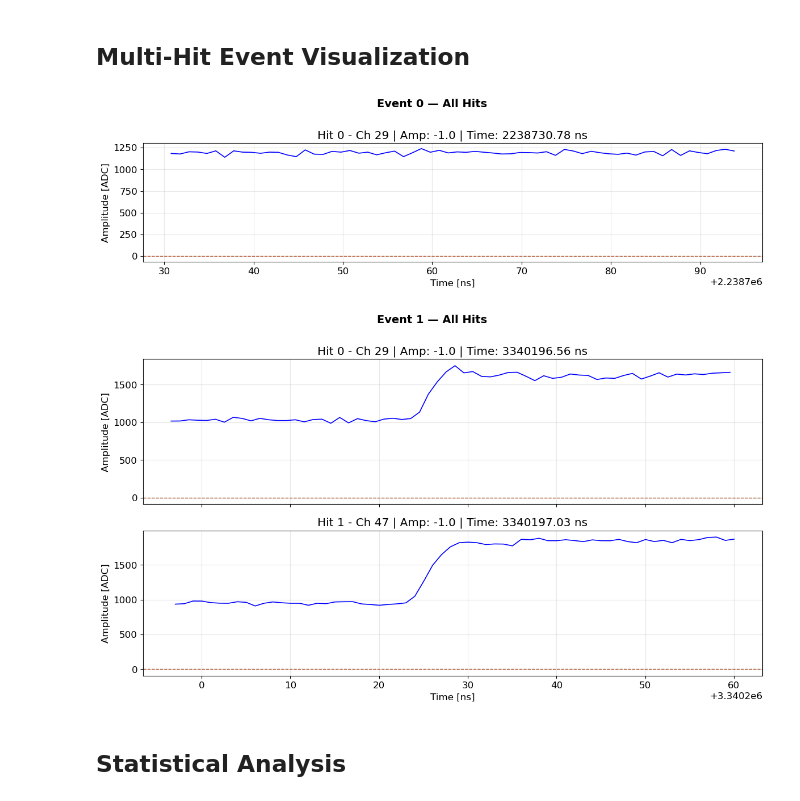
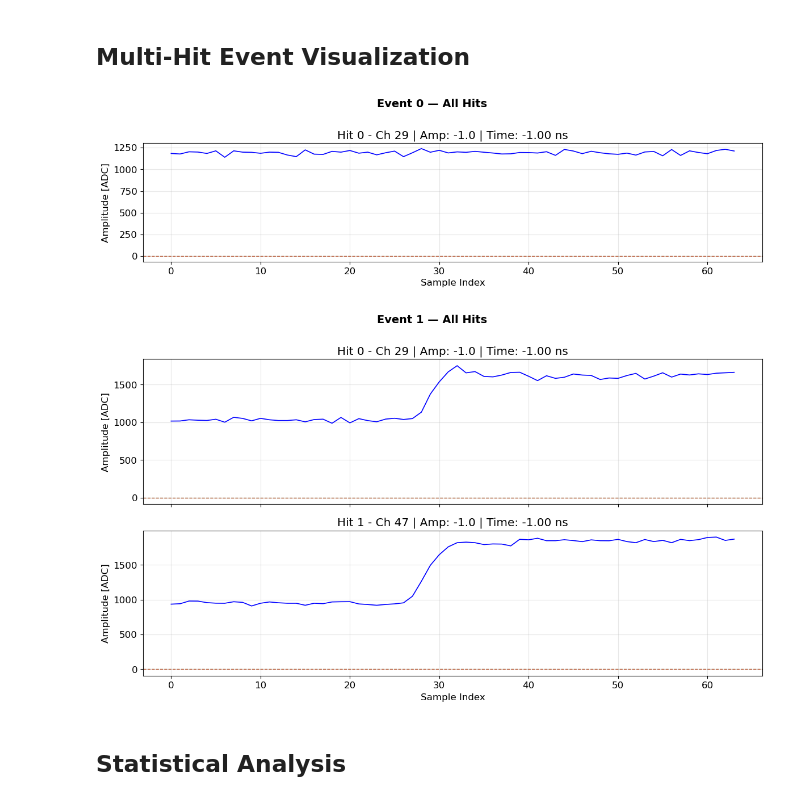
Before and after one commit to jaca230/midas_file_unpacker_app, a Jupyter notebook: notebooks/SAMPIC/plot_sampic_waveforms.ipynb, the cells around one changed output. Cells and saved outputs as stored; diff of their text form; code cells hidden in the pictures.

```diff
--- a/notebooks/SAMPIC/plot_sampic_waveforms.ipynb
+++ b/notebooks/SAMPIC/plot_sampic_waveforms.ipynb
@@ -173,8 +171,8 @@ if len(tree.sampic_event.hits) > 0:
 # %% [markdown]
 ## Multi-Hit Event Visualization
 # %%
-def plot_event_waveforms(event_idx, max_hits=400, sample_period_ns=1.0):
-    """Plot multiple waveforms from a single event, using first cell timestamp as the ns reference."""
+def plot_event_waveforms(event_idx, max_hits=400):
+    """Plot multiple waveforms from a single event (x-axis = sample index)."""
     tree.GetEntry(event_idx)
     event = tree.sampic_event
     num_hits = min(len(event.hits), max_hits)
@@ -185,46 +183,41 @@ def plot_event_waveforms(event_idx, max_hits=400, sample_period_ns=1.0):
 
     fig, axes = plt.subplots(num_hits, 1, figsize=(12, 3.5*num_hits), sharex=True)
     if num_hits == 1:
         axes = [axes]
 
     for i in range(num_hits):
         hit = event.hits[i]
-        wf = hit.corrected_waveform
-        if not wf:
+        wf = np.array(hit.corrected_waveform, dtype=np.float32)
+        if wf.size == 0:
             continue
 
-        waveform = np.array(wf, dtype=np.float32)
-        sample_indices = np.arange(len(waveform))
-        time_ns = hit.first_cell_timestamp + sample_indices * sample_period_ns
-
-        axes[i].plot(time_ns, waveform, 'b-', linewidth=1.2)
+        sample_indices = np.arange(len(wf))
+        axes[i].plot(sample_indices, wf, 'b-', linewidth=1.2)
         axes[i].axhline(y=hit.baseline, color='g', linestyle='--', linewidth=1, alpha=0.5)
         axes[i].axhline(y=hit.peak, color='r', linestyle='--', linewidth=1, alpha=0.5)
 
         axes[i].set_ylabel('Amplitude [ADC]')
         axes[i].set_title(
-            f'Hit {i} - Ch {hit.channel} | Amp: {hit.amplitude:.1f} | '
-            f'Time: {hit.first_cell_timestamp:.2f} ns'
+            f'Hit {i} - Ch {hit.channel} | Amp: {hit.amplitude:.1f} | Time: {hit.time_instant:.2f} ns'
         )
         axes[i].grid(True, alpha=0.3)
 
-    axes[-1].set_xlabel('Time [ns]')
+    axes[-1].set_xlabel('Sample Index')
     fig.suptitle(f'Event {event_idx} — All Hits', fontsize=14, fontweight='bold', y=1.001)
     plt.tight_layout()
-
     return fig
 
 
 # Plot first event with multiple hits
 plot_event_waveforms(0, max_hits=40)
 plt.show()
 
 # Plot second event with multiple hits
 plot_event_waveforms(1, max_hits=40)
 plt.show()
 # %% [output]
-[figure, old version]
+[figure, new version]
-[figure, old version]
+[figure, new version]
 # %% [markdown]
 ## Statistical Analysis
 # %%
```
Also changed, not shown: parts of 1 cell of this notebook.
